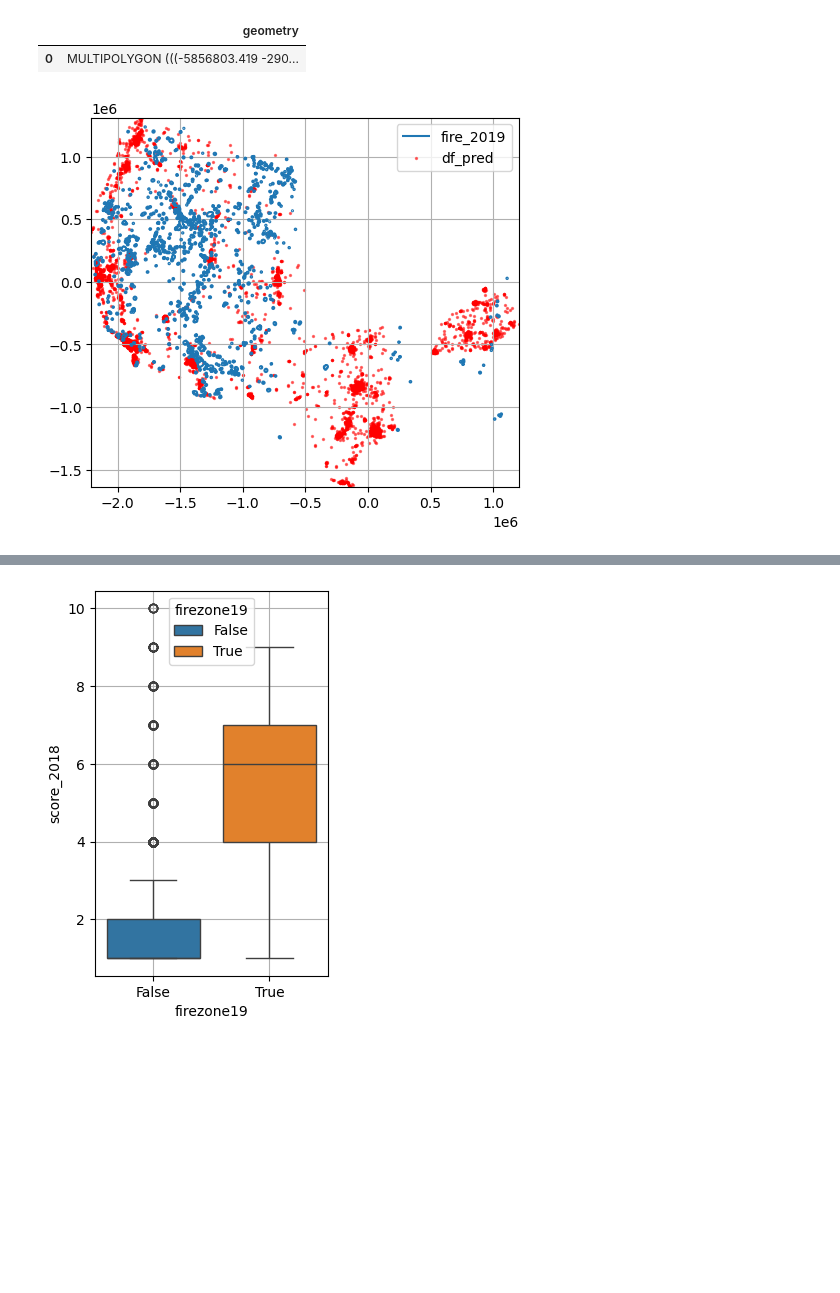
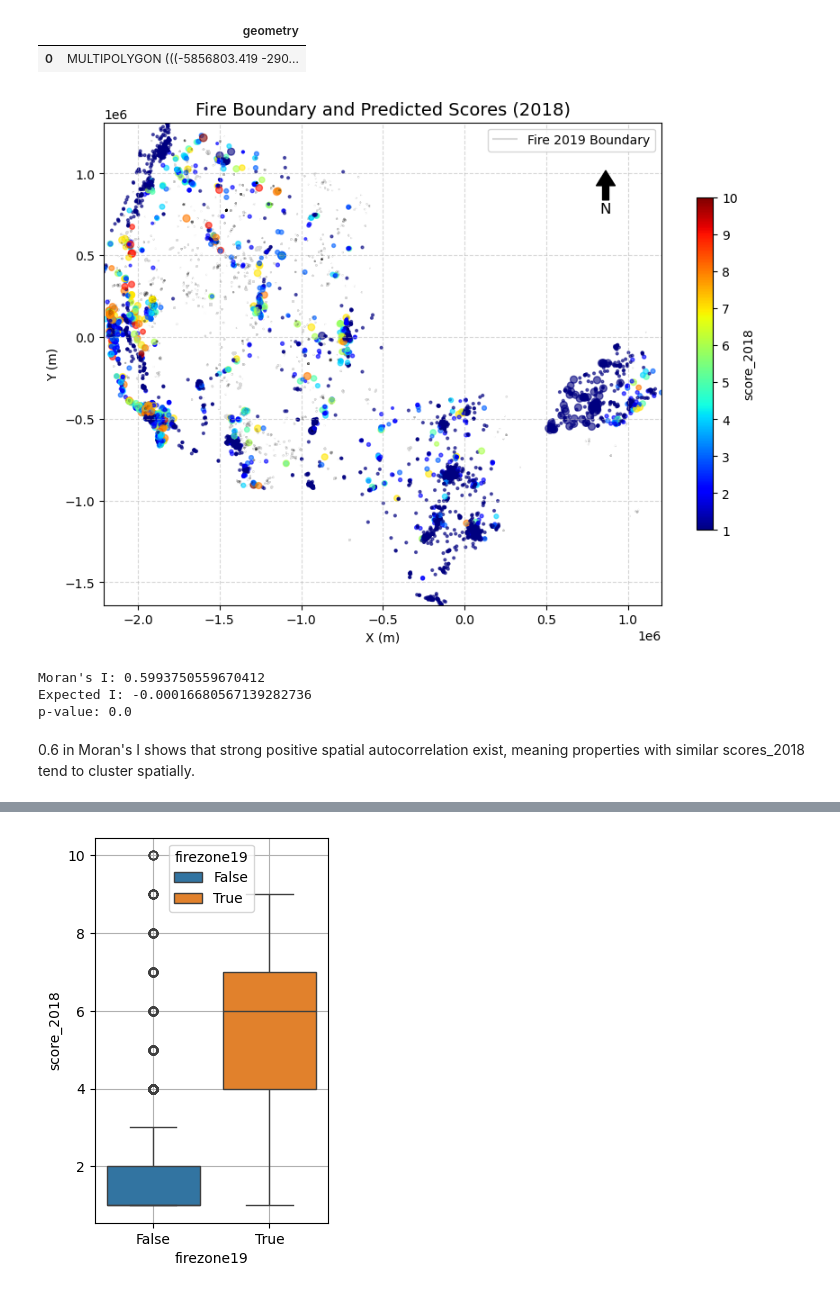
Before and after one commit to atahadd/wild_fire_model_evaluation, a Jupyter notebook: model_evaluation_2019_2022.ipynb, the cells around one changed output, grey strips where cells are left out. Cells and saved outputs as stored; diff of their text form; code cells hidden in the pictures; blank space fills up the shorter version.

```diff
--- a/model_evaluation_2019_2022.ipynb
+++ b/model_evaluation_2019_2022.ipynb
@@ -350,5 +439,7 @@ def load_and_filter_fire_data(file_path: str, year: int=2019) -> gpd.GeoDataFram
 # %%
+path_wildfire_file = get_shapefile_from_url(url_wildfire_data, download_path)
+
 # load the wildfire dataset for year 2019
-fire_2019 = load_and_filter_fire_data(path_fire_file, year=2019)
+fire_2019 = load_and_filter_fire_data(path_wildfire_file, year=2019)
 
 fire_2019.head(2)
@@ -395,19 +504,64 @@ fire_2019_buffer.head(1)
 # %% [output]
 |  | geometry |
 | 0 | MULTIPOLYGON (((-5856803.419 -290... |
+# %%
+def add_north_arrow(ax, x=0.9, y=0.9, arrow_length=0.08):
+    """
+    Adds a north arrow to a matplotlib axis.
+
+    Parameters:
+        ax (matplotlib.axes.Axes): The matplotlib axis to add the north arrow to.
+        x (float): The x position of the arrow (axes fraction). Default is 0.1.
+        y (float): The y position of the arrow (axes fraction). Default is 0.9.
+        arrow_length (float): The length of the arrow (axes fraction). Default is 0.05.
+    """
+    ax.annotate('N',
+                xy=(x, y),
+                xytext=(x, y - arrow_length),
+                arrowprops=dict(facecolor='black', width=5, headwidth=15),
+                ha='center', va='center', fontsize=12, xycoords='axes fraction')
 # %%
 # Overlay two dataset to make sure data is ready for spatial analysis
-fig, ax = plt.subplots()
+fig, ax = plt.subplots(figsize=(10, 8))
 
-fire_2019_buffer.boundary.plot(ax = ax)
-df_pred.plot(ax=ax, color='red', alpha=0.5, markersize=2)
-ax.grid()
-ax.legend(['fire_2019', 'df_pred'])
+fire_2019.boundary.plot(ax=ax, color='black', label='Fire 2019 Boundary', alpha=0.15)
+df_pred.plot(ax=ax, column='score_2018', alpha=0.6, markersize=df_pred['score_2018'] * 4,
+             cmap='jet',
+             legend=True,
+             legend_kwds={"label": "score_2018", "shrink": 0.6}
+             )
+
+ax.grid(True, linestyle='--', alpha=0.5)
+ax.legend()
 bound = df_pred.total_bounds
 bound[1], bound[2] = bound[2], bound[1]
-ax.axis(bound);
+ax.axis(bound)
+ax.set_title("Fire Boundary and Predicted Scores (2018)", fontsize=14);
+ax.set_xlabel("X (m)")
+ax.set_ylabel("Y (m)")
+
+add_north_arrow(ax)
 # %% [output]
-[figure, old version]
+[figure, new version]
+# %%
+# Based on the map, geospatial cutocorrlation can be seen.
+# Geospatail autocorrolation in the estimation of score_2018
+ind = df_pred['score_2018']>=1
+weights = DistanceBand.from_dataframe(df_pred[ind], threshold=50000, silence_warnings=True)
+
+# Calculate Moran's I
+moran = Moran(df_pred.loc[ind, 'score_2018'], weights)
+
+# Print results
+print(f"Moran's I: {moran.I}")
+print(f"Expected I: {moran.EI}")
+print(f"p-value: {moran.p_norm}")
+# %% [output]
+Moran's I: 0.5993750559670412
+Expected I: -0.00016680567139282736
+p-value: 0.0
+# %% [markdown]
+0.6 in Moran's I shows that strong positive spatial autocorrelation exist, meaning properties with similar scores_2018 tend to cluster spatially.
 # %%
 # Spatial join to determine if each property falls within the fire zone (buffered fire polygons).
 df_pred['firezone19'] = gpd.sjoin(df_pred, fire_2019_buffer[['geometry']],
```
Also changed, not shown: parts of 44 cells of this notebook.
